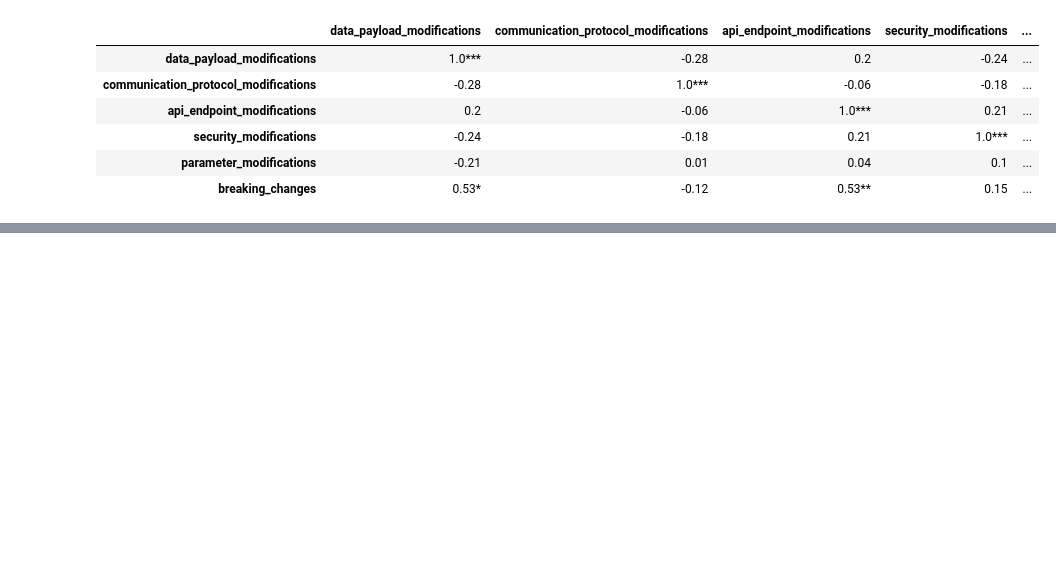
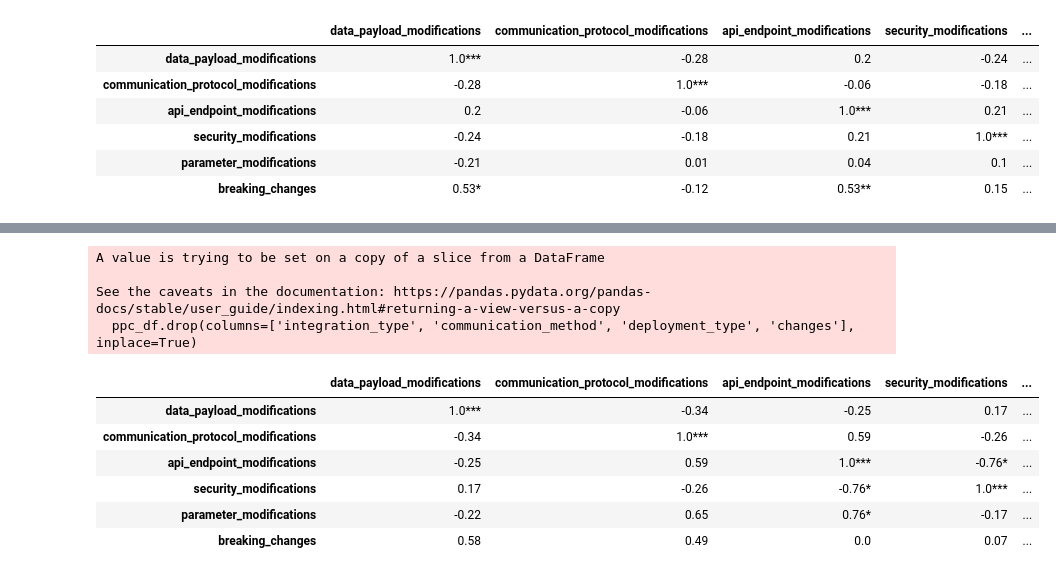
Before and after one commit to wintechis/iot-api-change-taxonomy, a Jupyter notebook: data_analysis/breaking-change-analysis.ipynb, the cells around one changed output, grey strips where cells are left out. Saved outputs shown, nothing was run; the diff lists cells and outputs as text; code cells hidden in the pictures; blank space fills up the shorter version.

```diff
--- a/data_analysis/breaking-change-analysis.ipynb
+++ b/data_analysis/breaking-change-analysis.ipynb
@@ -793,0 +848,24 @@ See the caveats in the documentation: https://pandas.pydata.org/pandas-docs/stab
+# %%
+# DeviceApi & Polling Communication & Cloud
+ppc_df = df[(df['integration_type'] == 'DeviceApi') &
+            (df['communication_method'] == 'Polling') &
+            (df['deployment_type'] == 'Cloud')]
+ppc_df.drop(columns=['integration_type', 'communication_method', 'deployment_type', 'changes'], inplace=True)
+ # Select numeric and boolean columns for correlation analysis
+numeric_and_bool_columns = ppc_df.select_dtypes(include=[np.number, bool]).columns
+rho = ppc_df[numeric_and_bool_columns].corr()
+pval = ppc_df[numeric_and_bool_columns].corr(method=lambda x, y: pearsonr(x, y)[1]) - np.eye(*rho.shape)
+p = pval.applymap(lambda x: ''.join(['*' for t in [.05, .01, .001] if x<=t]))
+rho.round(2).astype(str) + p
+# %% [output]
+A value is trying to be set on a copy of a slice from a DataFrame
+
+See the caveats in the documentation: https://pandas.pydata.org/pandas-docs/stable/user_guide/indexing.html#returning-a-view-versus-a-copy
+  ppc_df.drop(columns=['integration_type', 'communication_method', 'deployment_type', 'changes'], inplace=True)
+|  | data_payload_modifications | communication_protocol_modifications | api_endpoint_modifications | security_modifications | ... |
+| data_payload_modifications | 1.0*** | -0.34 | -0.25 | 0.17 | ... |
+| communication_protocol_modifications | -0.34 | 1.0*** | 0.59 | -0.26 | ... |
+| api_endpoint_modifications | -0.25 | 0.59 | 1.0*** | -0.76* | ... |
+| security_modifications | 0.17 | -0.26 | -0.76* | 1.0*** | ... |
+| parameter_modifications | -0.22 | 0.65 | 0.76* | -0.17 | ... |
+| breaking_changes | 0.58 | 0.49 | 0.0 | 0.07 | ... |
```
Also changed, not shown: parts of 11 cells of this notebook, 6 other files.
